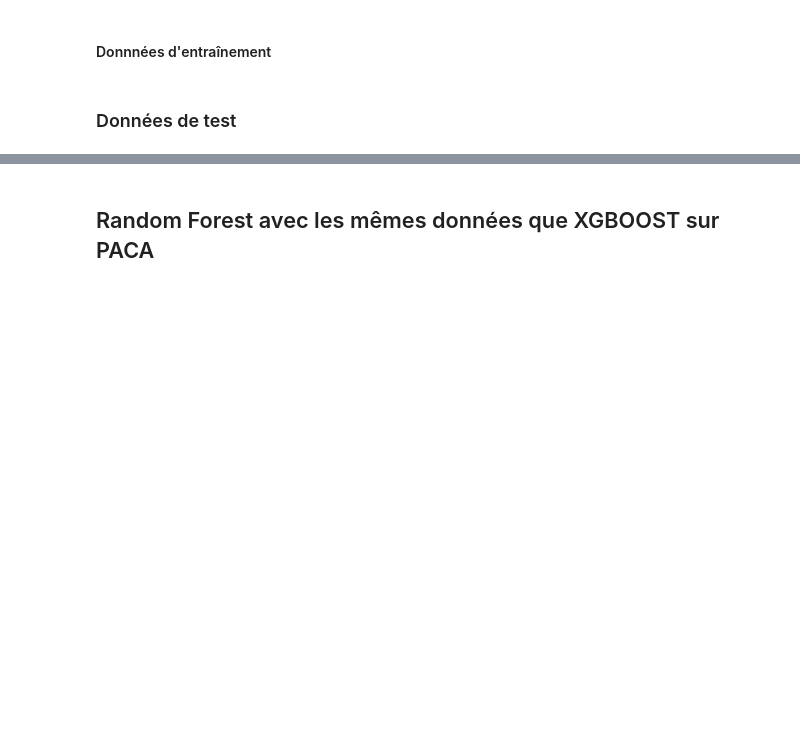
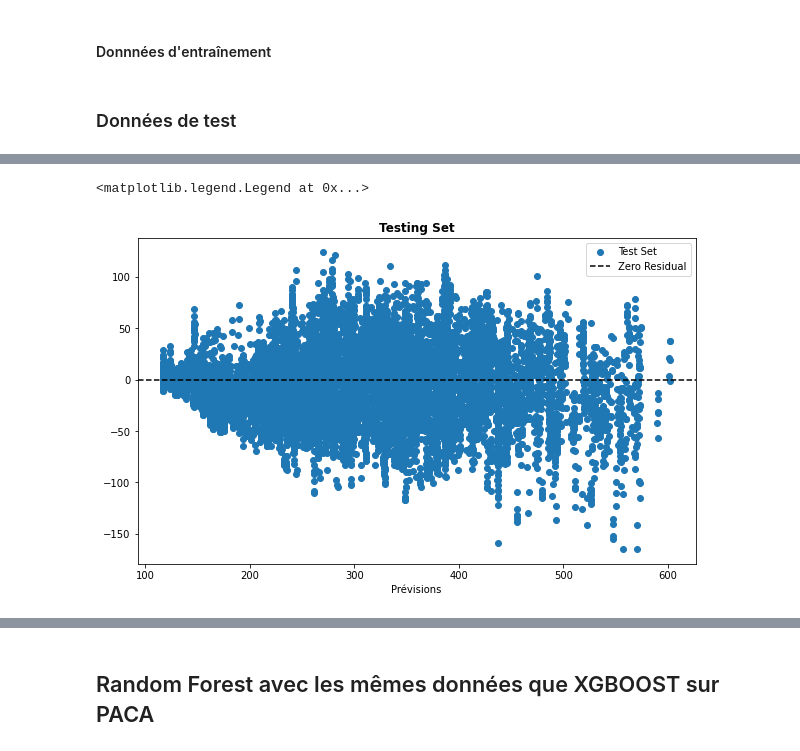
Before and after one commit to cominho/Stat-App, a Jupyter notebook: random_forest_2.ipynb, the cells around one changed output, grey strips where cells are left out. Cells and saved outputs as stored; diff of their text form; code cells hidden in the pictures; blank space fills up the shorter version.

```diff
--- a/random_forest_2.ipynb
+++ b/random_forest_2.ipynb
@@ -352,0 +414,10 @@ shap.summary_plot(shap_values_IDF_test, X_test_IDF_sample)
+# %%
+plt.figure(figsize=(10,6))
+plt.scatter(Y_test_HDF_xg["prevision"].values,residus_HDF,label='Test Set')
+plt.axhline(y=0, color='black', linestyle='--', label='Zero Residual')
+plt.title('Testing Set',fontweight='bold')
+plt.xlabel('Prévisions')
+plt.legend()
+# %% [output]
+<matplotlib.legend.Legend at 0x...>
+[figure, added]
```
Also changed, not shown: parts of 31 cells of this notebook.
